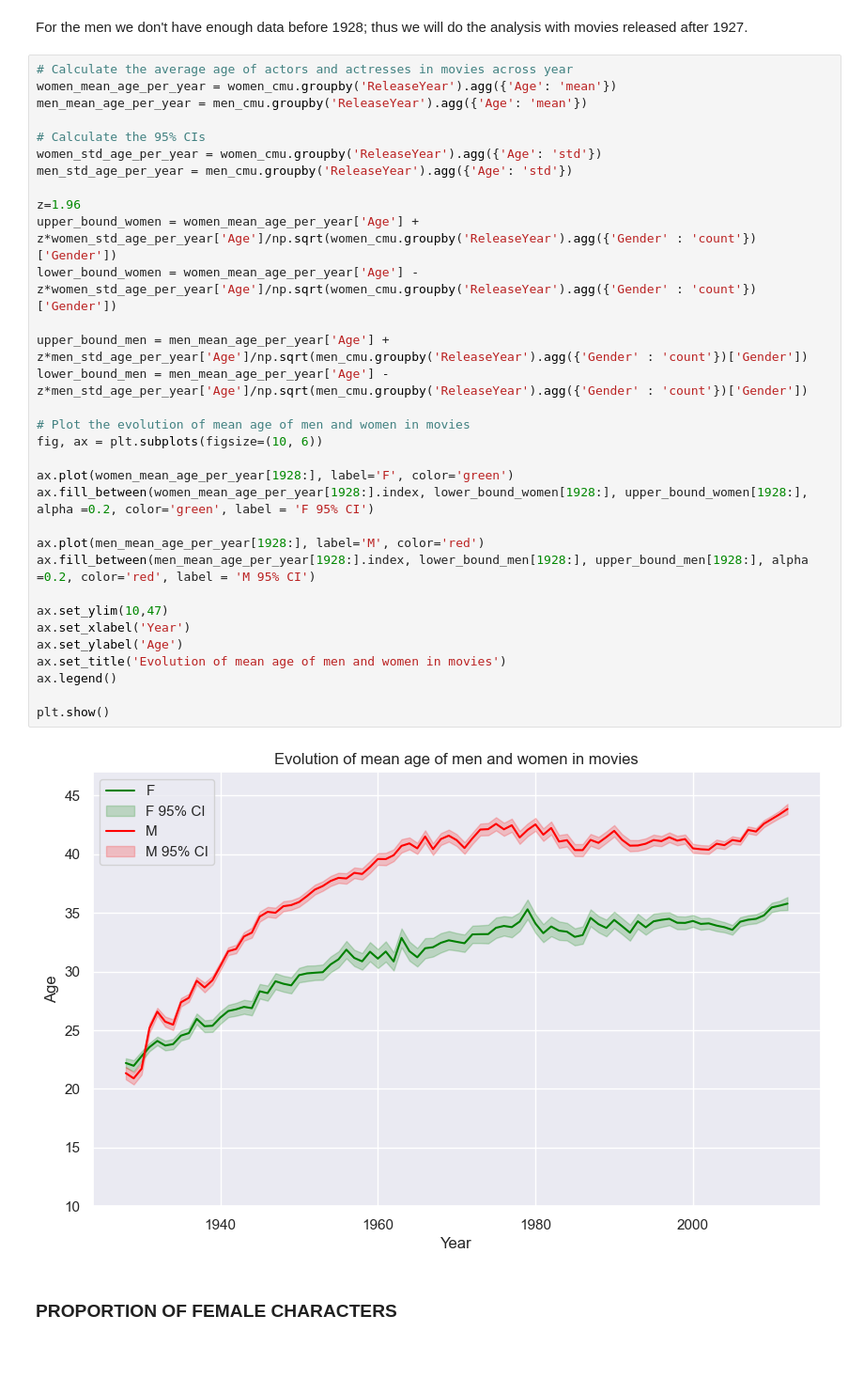
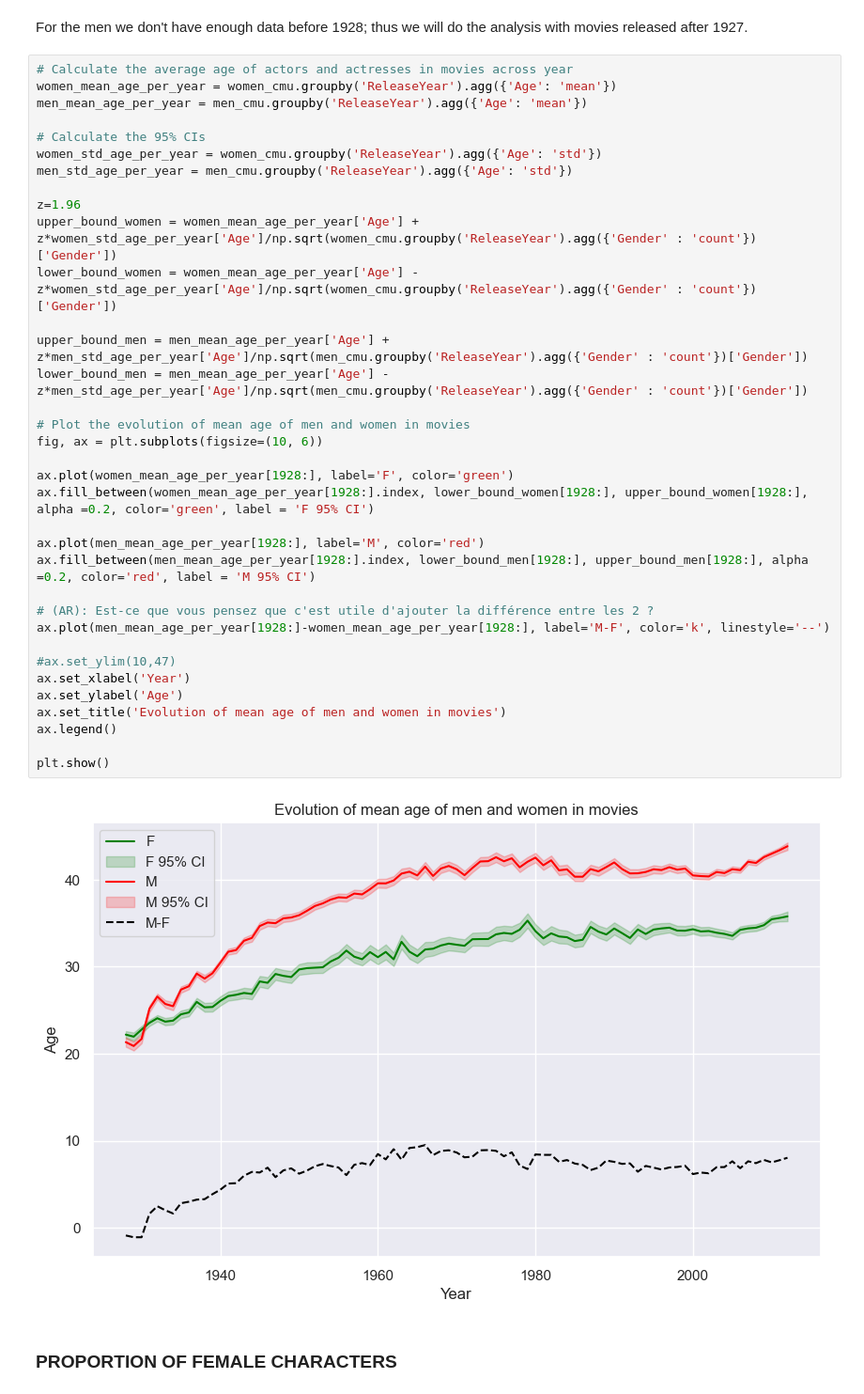
Before and after one commit to epfl-ada/ada-2023-project-teamcajare2023, a Jupyter notebook: P2.ipynb, the cells around one changed output. Shown at 94% size. Drawn from its saved outputs; the diff is of its cells as text; blank space fills up the shorter version.

```diff
--- a/P2.ipynb
+++ b/P2.ipynb
@@ -1175,35 +1165,38 @@ For the men we don't have enough data before 1928; thus we will do the analysis
 women_mean_age_per_year = women_cmu.groupby('ReleaseYear').agg({'Age': 'mean'})
 men_mean_age_per_year = men_cmu.groupby('ReleaseYear').agg({'Age': 'mean'})
 
 # Calculate the 95% CIs
 women_std_age_per_year = women_cmu.groupby('ReleaseYear').agg({'Age': 'std'})
 men_std_age_per_year = men_cmu.groupby('ReleaseYear').agg({'Age': 'std'})
 
 z=1.96
 upper_bound_women = women_mean_age_per_year['Age'] + z*women_std_age_per_year['Age']/np.sqrt(women_cmu.groupby('ReleaseYear').agg({'Gender' : 'count'})['Gender'])
 lower_bound_women = women_mean_age_per_year['Age'] - z*women_std_age_per_year['Age']/np.sqrt(women_cmu.groupby('ReleaseYear').agg({'Gender' : 'count'})['Gender'])
 
 upper_bound_men = men_mean_age_per_year['Age'] + z*men_std_age_per_year['Age']/np.sqrt(men_cmu.groupby('ReleaseYear').agg({'Gender' : 'count'})['Gender'])
 lower_bound_men = men_mean_age_per_year['Age'] - z*men_std_age_per_year['Age']/np.sqrt(men_cmu.groupby('ReleaseYear').agg({'Gender' : 'count'})['Gender'])
 
 # Plot the evolution of mean age of men and women in movies
 fig, ax = plt.subplots(figsize=(10, 6))
 
 ax.plot(women_mean_age_per_year[1928:], label='F', color='green')
 ax.fill_between(women_mean_age_per_year[1928:].index, lower_bound_women[1928:], upper_bound_women[1928:], alpha =0.2, color='green', label = 'F 95% CI')
 
 ax.plot(men_mean_age_per_year[1928:], label='M', color='red')
 ax.fill_between(men_mean_age_per_year[1928:].index, lower_bound_men[1928:], upper_bound_men[1928:], alpha =0.2, color='red', label = 'M 95% CI')
 
-ax.set_ylim(10,47)
+# (AR): Est-ce que vous pensez que c'est utile d'ajouter la différence entre les 2 ?
+ax.plot(men_mean_age_per_year[1928:]-women_mean_age_per_year[1928:], label='M-F', color='k', linestyle='--')
+
+#ax.set_ylim(10,47)
 ax.set_xlabel('Year')
 ax.set_ylabel('Age')
 ax.set_title('Evolution of mean age of men and women in movies')
 ax.legend()
 
 plt.show()
 # %% [output]
-[figure, old version]
+[figure, new version]
 # %% [markdown]
 ### PROPORTION OF FEMALE CHARACTERS
 # %% [markdown]
```
Also changed, not shown: parts of 43 cells of this notebook.
